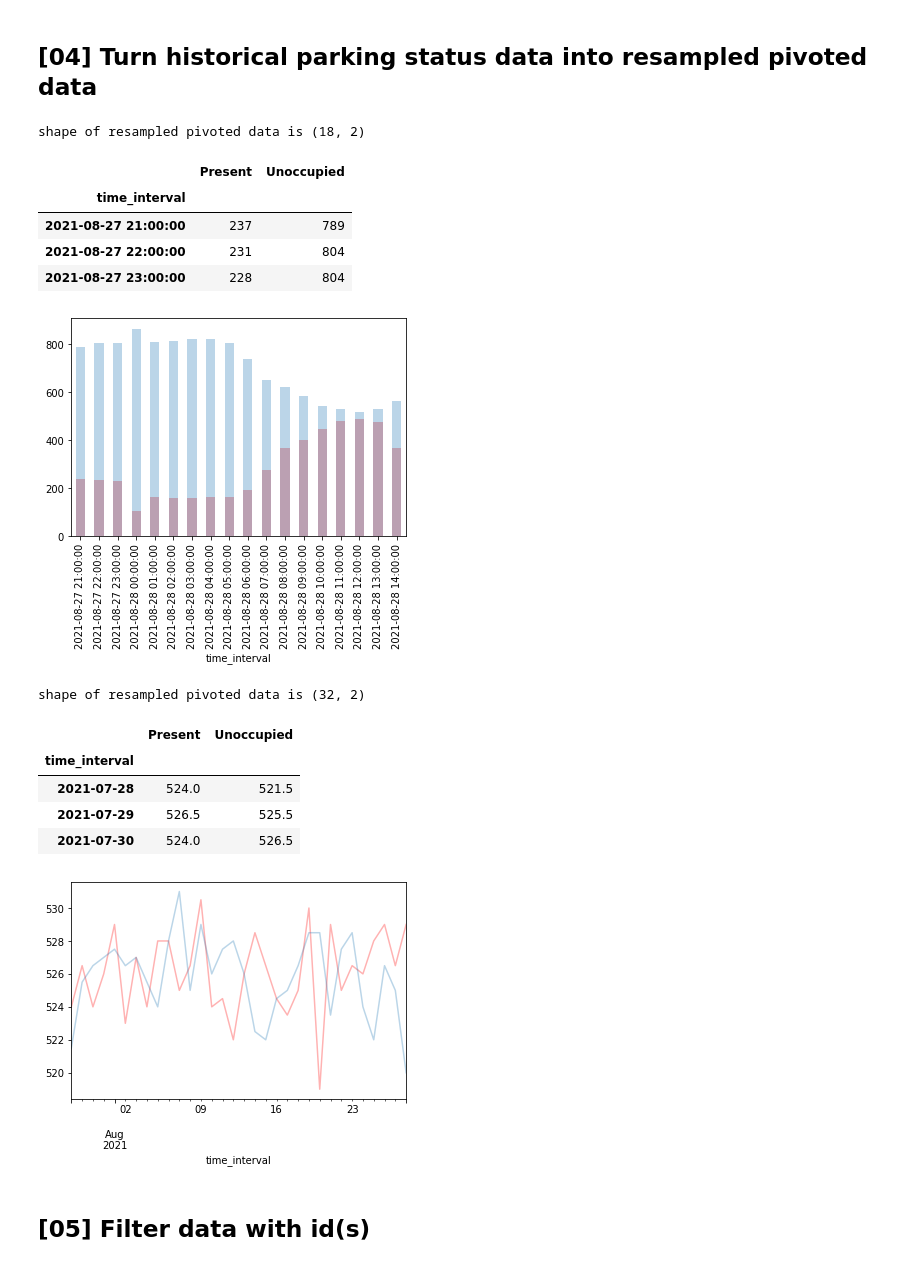
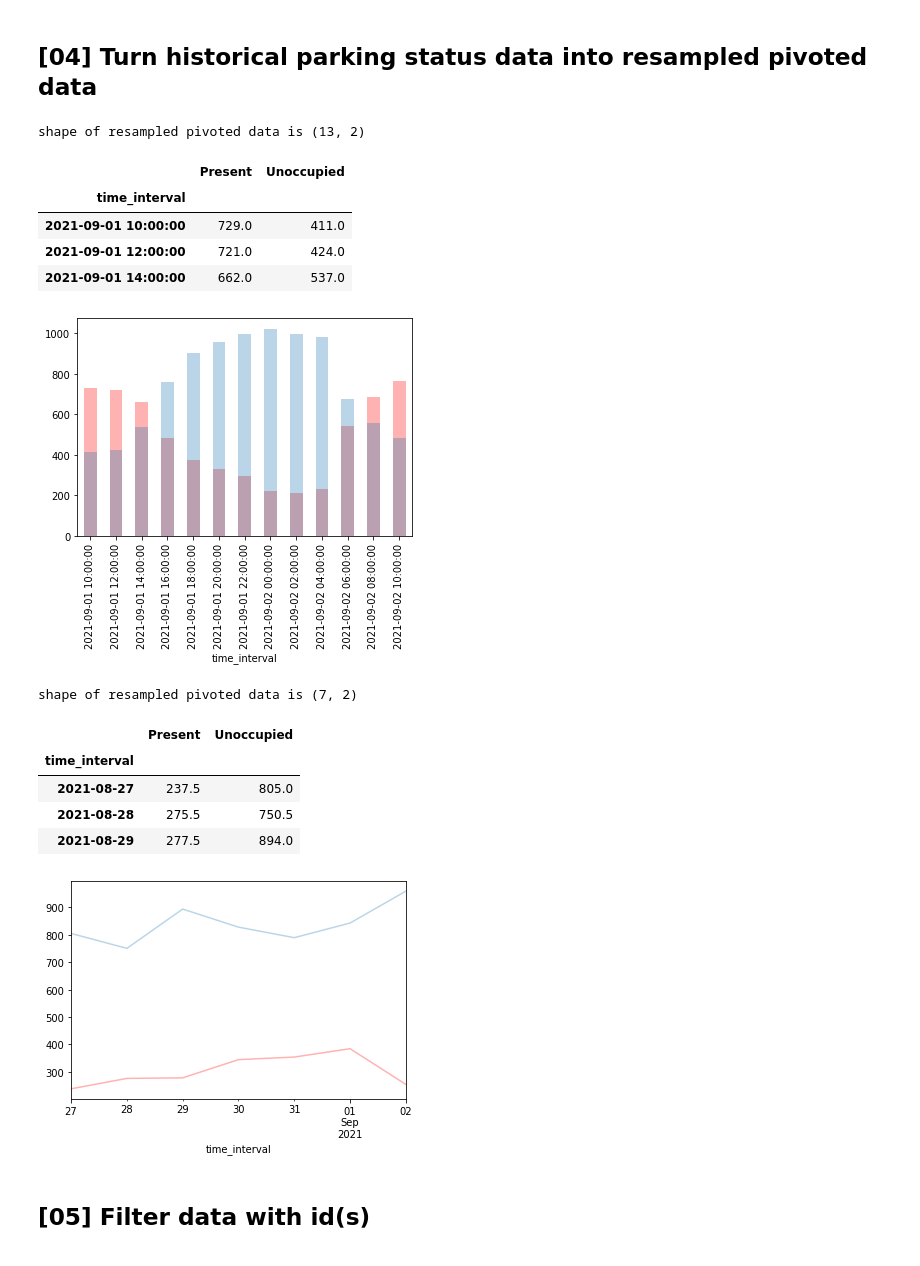
Before and after one commit to Chameleon-company/MOP, a Jupyter notebook: Albert/8lb_demo.ipynb, the cells around one changed output. Cells and saved outputs as stored; diff of their text form; code cells hidden in the pictures.

```diff
--- a/Albert/8lb_demo.ipynb
+++ b/Albert/8lb_demo.ipynb
@@ -79,10 +78,10 @@ Number of current unavailable parking bays : 787 (75.6% of total)
 # bin specifies resampling frequency ("15min", "1H, "1D", "1W", "1M")
 # bin_stat specifies resampled statistic for each resampled time interval
 
-startdt = "2021-08-27 21:00:00"
-enddt = "2021-08-28 15:00:00"
+startdt = "2021-09-01 11:00:00"
+enddt = "2021-09-2 11:00:00"
 
-dfts1 = timeIntStats(dfrh, startdt, enddt, bin="1H", bin_stat="min")
+dfts1 = timeIntStats(dfrh, startdt, enddt, bin="2H", bin_stat="median")
 print(f"shape of resampled pivoted data is {dfts1.shape}")
 
 dfts1.Present.plot(kind='bar',color='red', alpha=0.3)
@@ -90,34 +89,36 @@ dfts1.Unoccupied.plot(kind='bar',alpha=0.3)
 
 dfts1.head(3)
 # %% [output]
-shape of resampled pivoted data is (18, 2)
+shape of resampled pivoted data is (13, 2)
 |  | Present | Unoccupied |
 | time_interval |  |  |
-| 2021-08-27 21:00:00 | 237 | 789 |
-| 2021-08-27 22:00:00 | 231 | 804 |
-| 2021-08-27 23:00:00 | 228 | 804 |
+| 2021-09-01 10:00:00 | 729.0 | 411.0 |
+| 2021-09-01 12:00:00 | 721.0 | 424.0 |
+| 2021-09-01 14:00:00 | 662.0 | 537.0 |
-[figure, old version]
+[figure, new version]
 # %%
 # use more abundant randomly generated data in dfgh to try out longer periods
 
-startdt = "2021-07-28 21:00:00"
-enddt = "2021-08-28 15:00:00"
+startdt = "2021-08-27 21:00:00"
+enddt = "2021-09-02 11:00:00"
 
-dfts2 = timeIntStats(dfgh, startdt, enddt, bin="1D", bin_stat="median")
+# dfts2 = timeIntStats(dfgh, startdt, enddt, bin="1D", bin_stat="median")
+dfts2 = timeIntStats(dfrh, startdt, enddt, bin="1D", bin_stat="median")
+
 print(f"shape of resampled pivoted data is {dfts2.shape}")
 
 dfts2.Present.plot(kind='line',color='red', alpha=0.3)
 dfts2.Unoccupied.plot(kind='line',alpha=0.3)
 
 dfts2.head(3)
 # %% [output]
-shape of resampled pivoted data is (32, 2)
+shape of resampled pivoted data is (7, 2)
 |  | Present | Unoccupied |
 | time_interval |  |  |
-| 2021-07-28 | 524.0 | 521.5 |
-| 2021-07-29 | 526.5 | 525.5 |
-| 2021-07-30 | 524.0 | 526.5 |
+| 2021-08-27 | 237.5 | 805.0 |
+| 2021-08-28 | 275.5 | 750.5 |
+| 2021-08-29 | 277.5 | 894.0 |
-[figure, old version]
+[figure, new version]
 # %% [markdown]
 ## [05] Filter data with id(s)
 # %%
```
Also changed, not shown: parts of 12 cells of this notebook, 9 other files.
